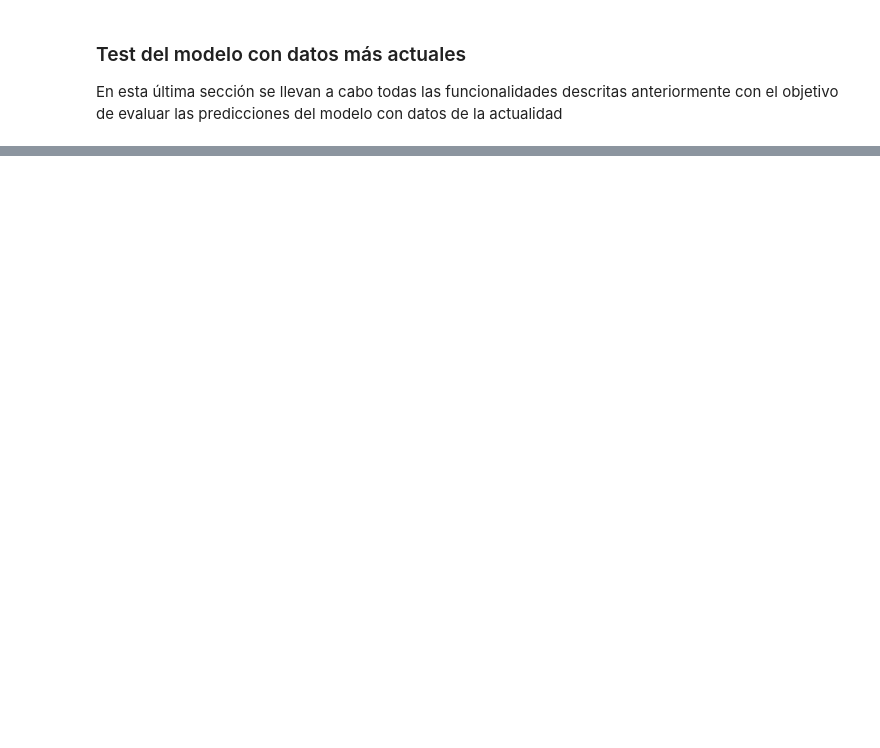
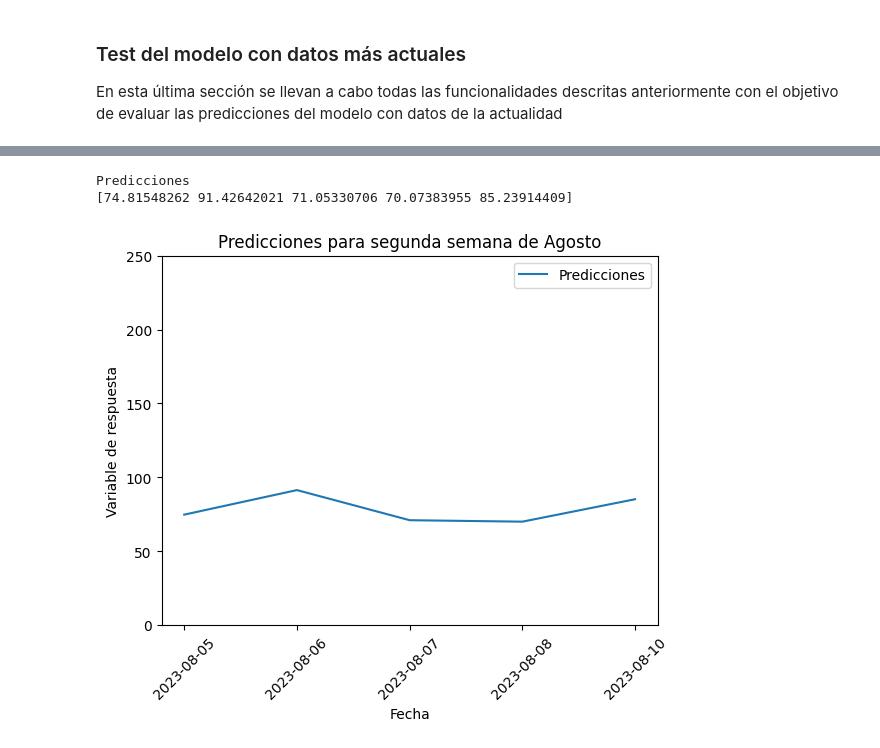
Before and after one commit to jnramirezm/Prediccion_ICA, a Jupyter notebook: Prediccion_ICA.ipynb, the cells around one changed output, grey strips where cells are left out. Cells and saved outputs as stored; diff of their text form; code cells hidden in the pictures; blank space fills up the shorter version.

```diff
--- a/Prediccion_ICA.ipynb
+++ b/Prediccion_ICA.ipynb
@@ -999,0 +1119,25 @@ Train Score: 21.67 RMSE
+# %%
+import warnings
+
+# Suprime la advertencia SettingWithCopyWarning
+warnings.filterwarnings('ignore', category=pd.errors.SettingWithCopyWarning)
+
+carpeta_datos = "Pudahuel Data Julio/" # Cambiar por la carpeta de datos a utilizar
+
+archivo_polucion = carpeta_datos + 'pudahuel-air-quality.csv'
+
+
+# Carpeta de datos DEBEN TENER ESTOS NOMBRES Y ESTAR DENTRO DE LA CARPETA DE DATOS
+carpeta_Agua = carpeta_datos + 'Agua Caida'
+carpeta_PresionHumedad = carpeta_datos + 'Presion y Humedad'
+carpeta_Radiacion = carpeta_datos + 'Radiacion'
+carpeta_Viento = carpeta_datos + 'Viento'
+
+data_frame = obtener_data_frame(archivo_polucion, carpeta_Agua, carpeta_PresionHumedad, carpeta_Radiacion, carpeta_Viento)
+
+# Modificar esta fechas respecto a las predicciones que se quieran realizar, RECORDAR QUE EL FORMATO ES 'YYYY-MM-DD' y QUE DEBEN SER 5 DIAS entre fechas
+fecha_inicio_prediccion = '2023-08-05'
+fecha_fin_prediccion = '2023-08-10'
+
+realizar_prediccion(data_frame, fecha_inicio_prediccion, fecha_fin_prediccion)
+# %% [output]
@@ -999,0 +1145,3 @@ Train Score: 21.67 RMSE
+Predicciones
+[74.81548262 91.42642021 71.05330706 70.07383955 85.23914409]
+[figure, added]
```
Also changed, not shown: parts of 10 cells of this notebook, 5 other files.
